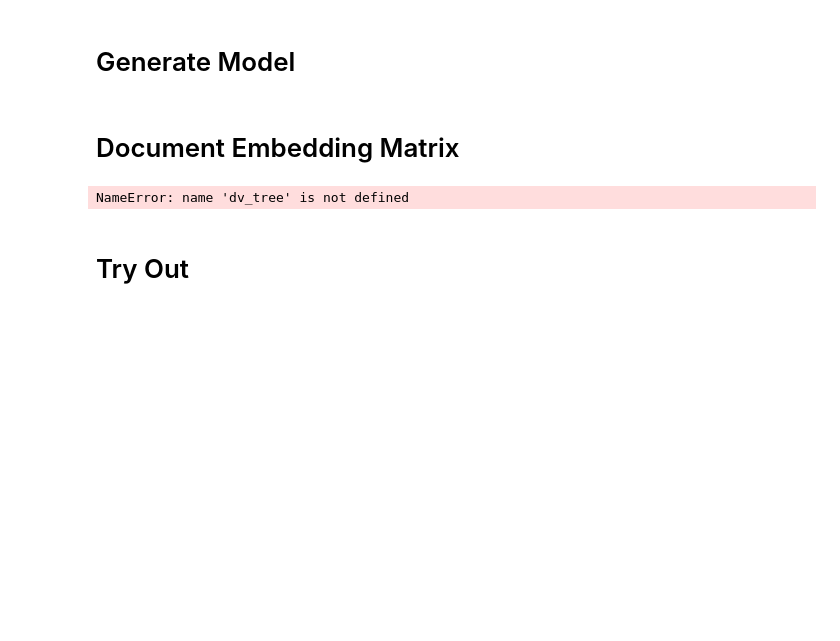
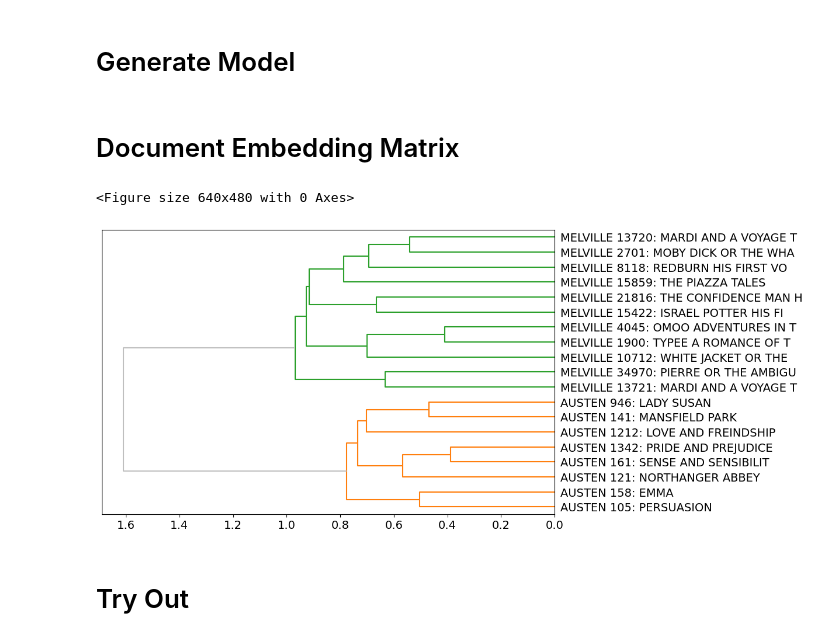
Before and after one commit to ontoligent/DS5001-2023-01-R, a Jupyter notebook: lessons/M10_SentimentAnalysis/M10_06_Doc2Vec.ipynb, the cells around one changed output. Saved outputs shown, nothing was run; the diff lists cells and outputs as text; code cells hidden in the pictures; blank space fills up the shorter version.

```diff
--- a/lessons/M10_SentimentAnalysis/M10_06_Doc2Vec.ipynb
+++ b/lessons/M10_SentimentAnalysis/M10_06_Doc2Vec.ipynb
@@ -71,11 +71,12 @@ import sys
 sys.path.append("../lib")
 from hac2 import HAC
 # %%
-# dv_tree = HAC(X)
+dv_tree = HAC(X)
 dv_tree.color_thresh = 1
 dv_tree.plot()
 # %% [output]
-NameError: name 'dv_tree' is not defined
+<Figure size 640x480 with 0 Axes>
+[figure, added]
 # %% [markdown]
 # Try Out
 # %%
```
Also changed, not shown: parts of 5 cells of this notebook, 3 other files.
